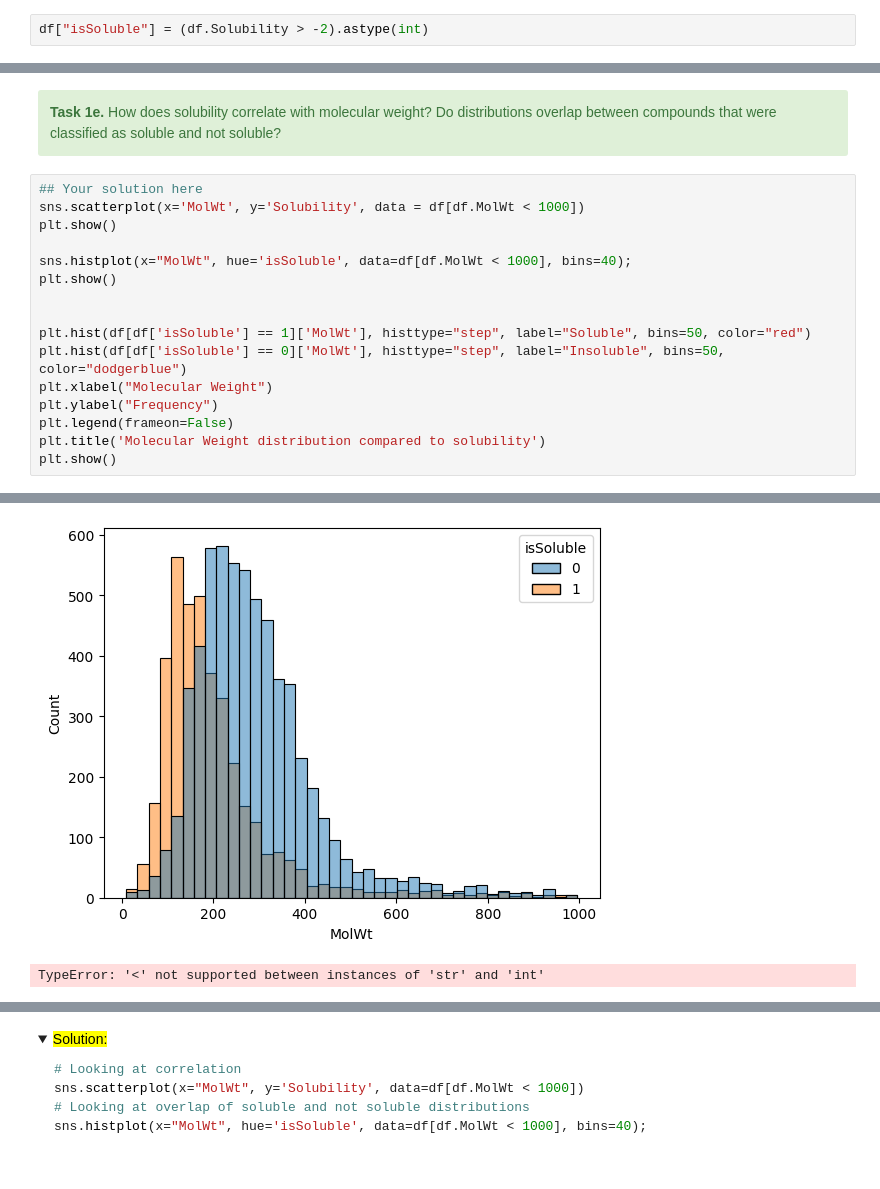
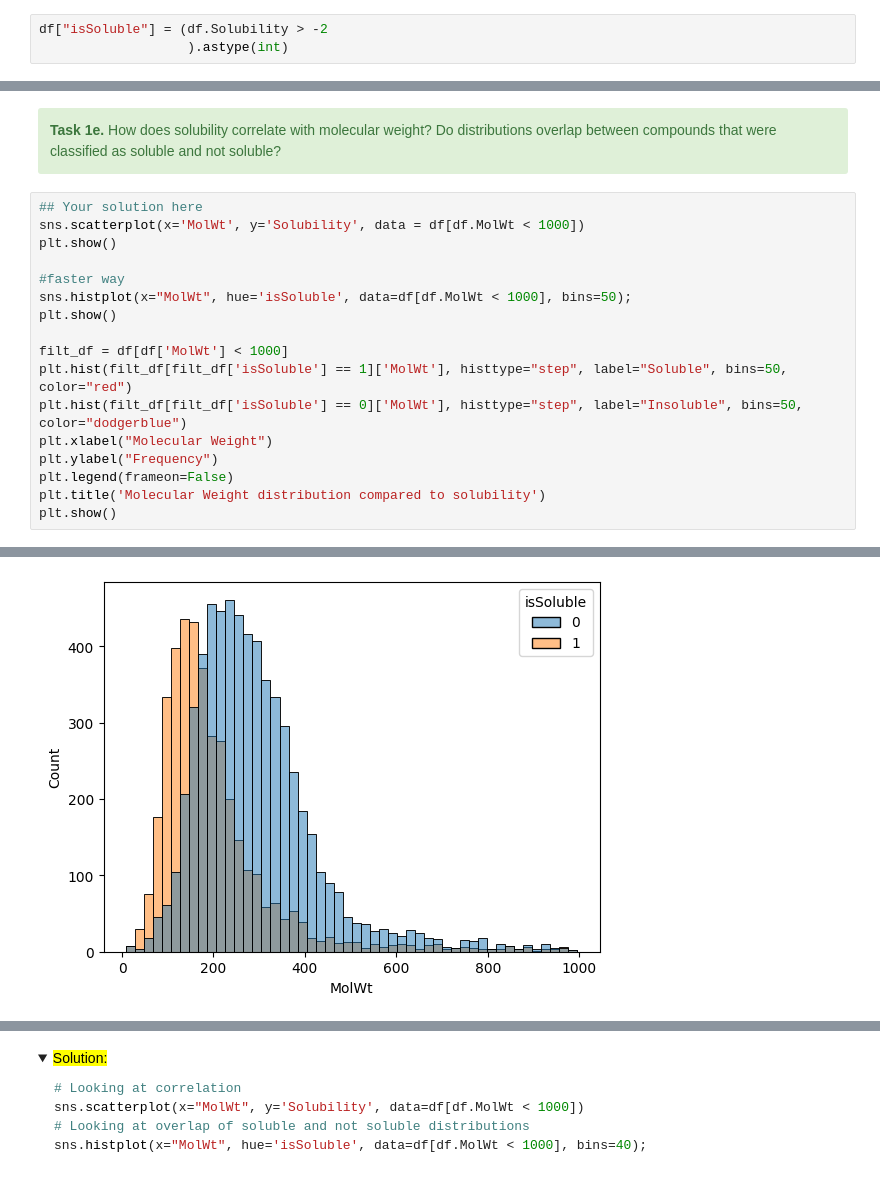
Before and after one commit to LadyLilyan/ML_chem, a Jupyter notebook: Workshops/workshop_03/02_Solubility_classification.ipynb, the cells around one changed output, grey strips where cells are left out. Cells and saved outputs as stored; diff of their text form; folded sections open.

```diff
--- a/Workshops/workshop_03/02_Solubility_classification.ipynb
+++ b/Workshops/workshop_03/02_Solubility_classification.ipynb
@@ -210,7 +210,8 @@ Now we want to categorise the Solubility data into two classes-- 0 for insoluble
 
 Compounds with 0 and higher solubility value are highly soluble, those in the range of 0 to −2 are soluble, those in the range of −2 to −4 are slightly soluble and insoluble if less than −4.
 # %%
-df["isSoluble"] = (df.Solubility > -2).astype(int)
+df["isSoluble"] = (df.Solubility > -2
+                   ).astype(int)
 # %% [markdown]
 
 <div class="alert alert-success">
@@ -253,20 +254,20 @@ print(df.isSoluble.value_counts())
 # %%
 ## Your solution here
 sns.scatterplot(x='MolWt', y='Solubility', data = df[df.MolWt < 1000])
 plt.show()
 
-sns.histplot(x="MolWt", hue='isSoluble', data=df[df.MolWt < 1000], bins=40);
+#faster way
+sns.histplot(x="MolWt", hue='isSoluble', data=df[df.MolWt < 1000], bins=50);
 plt.show()
 
-
-plt.hist(df[df['isSoluble'] == 1]['MolWt'], histtype="step", label="Soluble", bins=50, color="red")
-plt.hist(df[df['isSoluble'] == 0]['MolWt'], histtype="step", label="Insoluble", bins=50, color="dodgerblue")
+filt_df = df[df['MolWt'] < 1000]
+plt.hist(filt_df[filt_df['isSoluble'] == 1]['MolWt'], histtype="step", label="Soluble", bins=50, color="red")
+plt.hist(filt_df[filt_df['isSoluble'] == 0]['MolWt'], histtype="step", label="Insoluble", bins=50, color="dodgerblue")
 plt.xlabel("Molecular Weight")
 plt.ylabel("Frequency")
 plt.legend(frameon=False)
 plt.title('Molecular Weight distribution compared to solubility')
 plt.show()
 # %% [output]
 [figure]
-[figure, old version]
+[figure, new version]
-TypeError: '<' not supported between instances of 'str' and 'int'
```
Also changed, not shown: parts of 5 cells of this notebook.
